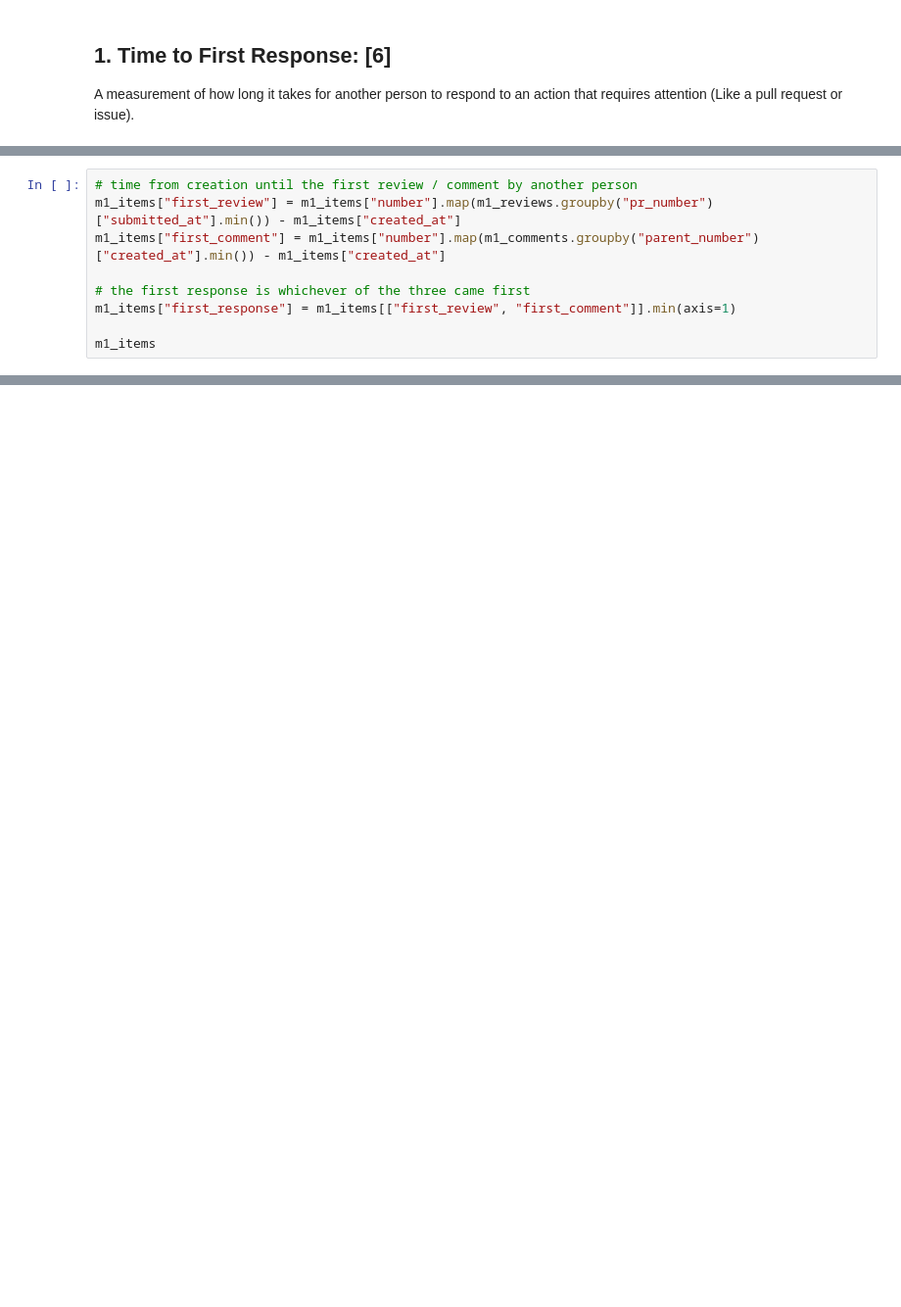
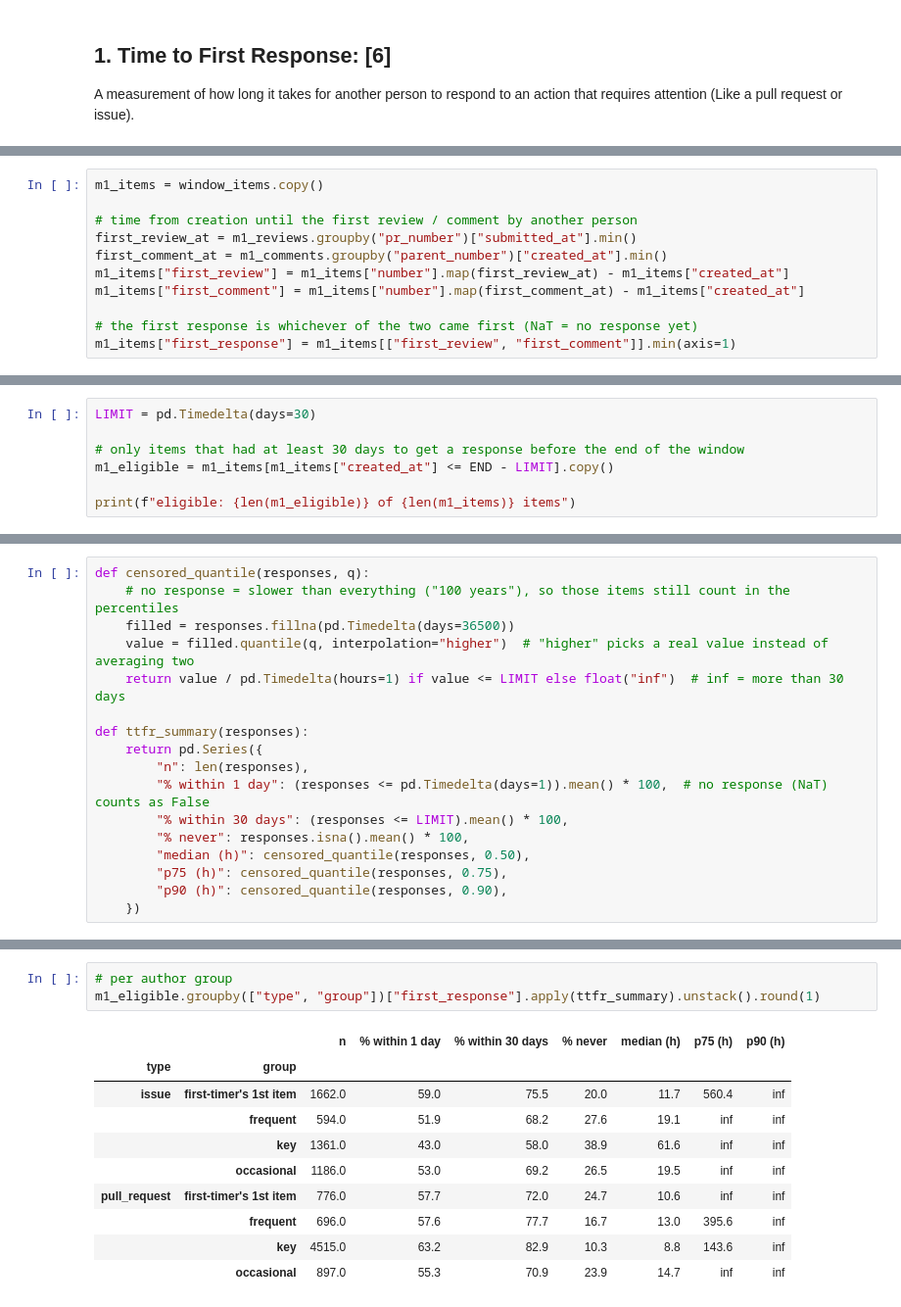
Before and after one commit to TheHankMachine/2IRR80-Group-1, a Jupyter notebook: python/process_analysis.ipynb, the cells around one changed output, grey strips where cells are left out. Shown at 98% size. Cells and saved outputs as stored; diff of their text form; blank space fills up the shorter version.

```diff
--- a/python/process_analysis.ipynb
+++ b/python/process_analysis.ipynb
@@ -307,9 +318,11 @@ m1_comments = m1_comments[~m1_comments["by_author"]]
 # %%
+m1_items = window_items.copy()
+
 # time from creation until the first review / comment by another person
-m1_items["first_review"] = m1_items["number"].map(m1_reviews.groupby("pr_number")["submitted_at"].min()) - m1_items["created_at"]
-m1_items["first_comment"] = m1_items["number"].map(m1_comments.groupby("parent_number")["created_at"].min()) - m1_items["created_at"]
+first_review_at = m1_reviews.groupby("pr_number")["submitted_at"].min()
+first_comment_at = m1_comments.groupby("parent_number")["created_at"].min()
+m1_items["first_review"] = m1_items["number"].map(first_review_at) - m1_items["created_at"]
+m1_items["first_comment"] = m1_items["number"].map(first_comment_at) - m1_items["created_at"]
 
-# the first response is whichever of the three came first
+# the first response is whichever of the two came first (NaT = no response yet)
 m1_items["first_response"] = m1_items[["first_review", "first_comment"]].min(axis=1)
-
-m1_items
@@ -375,0 +329,7 @@ A measurement of how long it takes for an action like pull request or issue to b
+# %%
+LIMIT = pd.Timedelta(days=30)
+
+# only items that had at least 30 days to get a response before the end of the window
+m1_eligible = m1_items[m1_items["created_at"] <= END - LIMIT].copy()
+
+print(f"eligible: {len(m1_eligible)} of {len(m1_items)} items")
@@ -375,0 +338,17 @@ A measurement of how long it takes for an action like pull request or issue to b
+# %%
+def censored_quantile(responses, q):
+    # no response = slower than everything ("100 years"), so those items still count in the percentiles
+    filled = responses.fillna(pd.Timedelta(days=36500))
+    value = filled.quantile(q, interpolation="higher")  # "higher" picks a real value instead of averaging two
+    return value / pd.Timedelta(hours=1) if value <= LIMIT else float("inf")  # inf = more than 30 days
+
+def ttfr_summary(responses):
+    return pd.Series({
+        "n": len(responses),
+        "% within 1 day": (responses <= pd.Timedelta(days=1)).mean() * 100,  # no response (NaT) counts as False
+        "% within 30 days": (responses <= LIMIT).mean() * 100,
+        "% never": responses.isna().mean() * 100,
+        "median (h)": censored_quantile(responses, 0.50),
+        "p75 (h)": censored_quantile(responses, 0.75),
+        "p90 (h)": censored_quantile(responses, 0.90),
+    })
@@ -375,0 +363,14 @@ A measurement of how long it takes for an action like pull request or issue to b
+# %%
+# per author group
+m1_eligible.groupby(["type", "group"])["first_response"].apply(ttfr_summary).unstack().round(1)
+# %% [output]
+|  |  | n | % within 1 day | % within 30 days | % never | median (h) | p75 (h) | p90 (h) |
+| type | group |  |  |  |  |  |  |  |
+| issue | first-timer's 1st item | 1662.0 | 59.0 | 75.5 | 20.0 | 11.7 | 560.4 | inf |
+|  | frequent | 594.0 | 51.9 | 68.2 | 27.6 | 19.1 | inf | inf |
+|  | key | 1361.0 | 43.0 | 58.0 | 38.9 | 61.6 | inf | inf |
+|  | occasional | 1186.0 | 53.0 | 69.2 | 26.5 | 19.5 | inf | inf |
+| pull_request | first-timer's 1st item | 776.0 | 57.7 | 72.0 | 24.7 | 10.6 | inf | inf |
+|  | frequent | 696.0 | 57.6 | 77.7 | 16.7 | 13.0 | 395.6 | inf |
+|  | key | 4515.0 | 63.2 | 82.9 | 10.3 | 8.8 | 143.6 | inf |
+|  | occasional | 897.0 | 55.3 | 70.9 | 23.9 | 14.7 | inf | inf |
```
Also changed, not shown: parts of 61 cells of this notebook, 4 other files.
